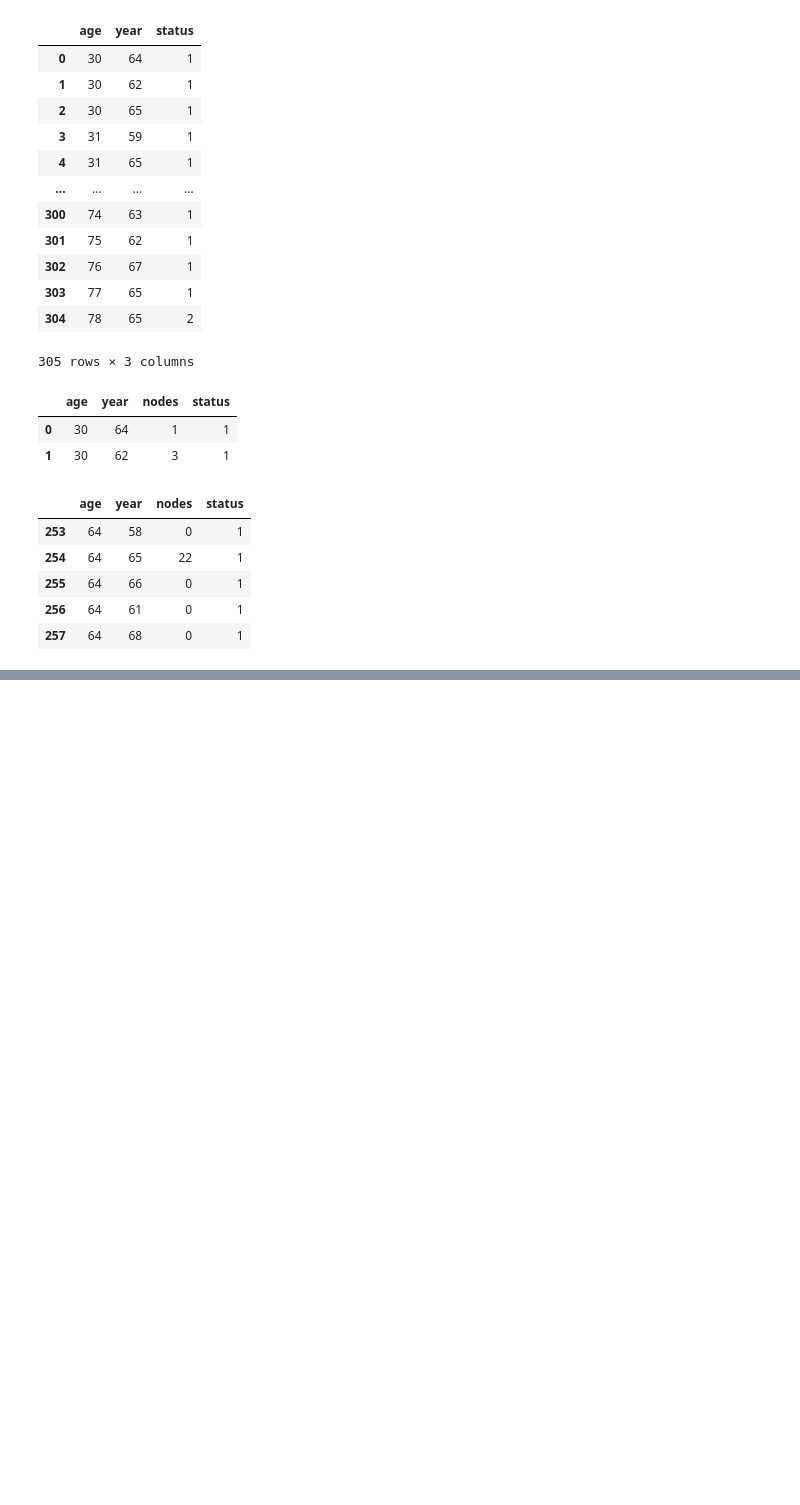
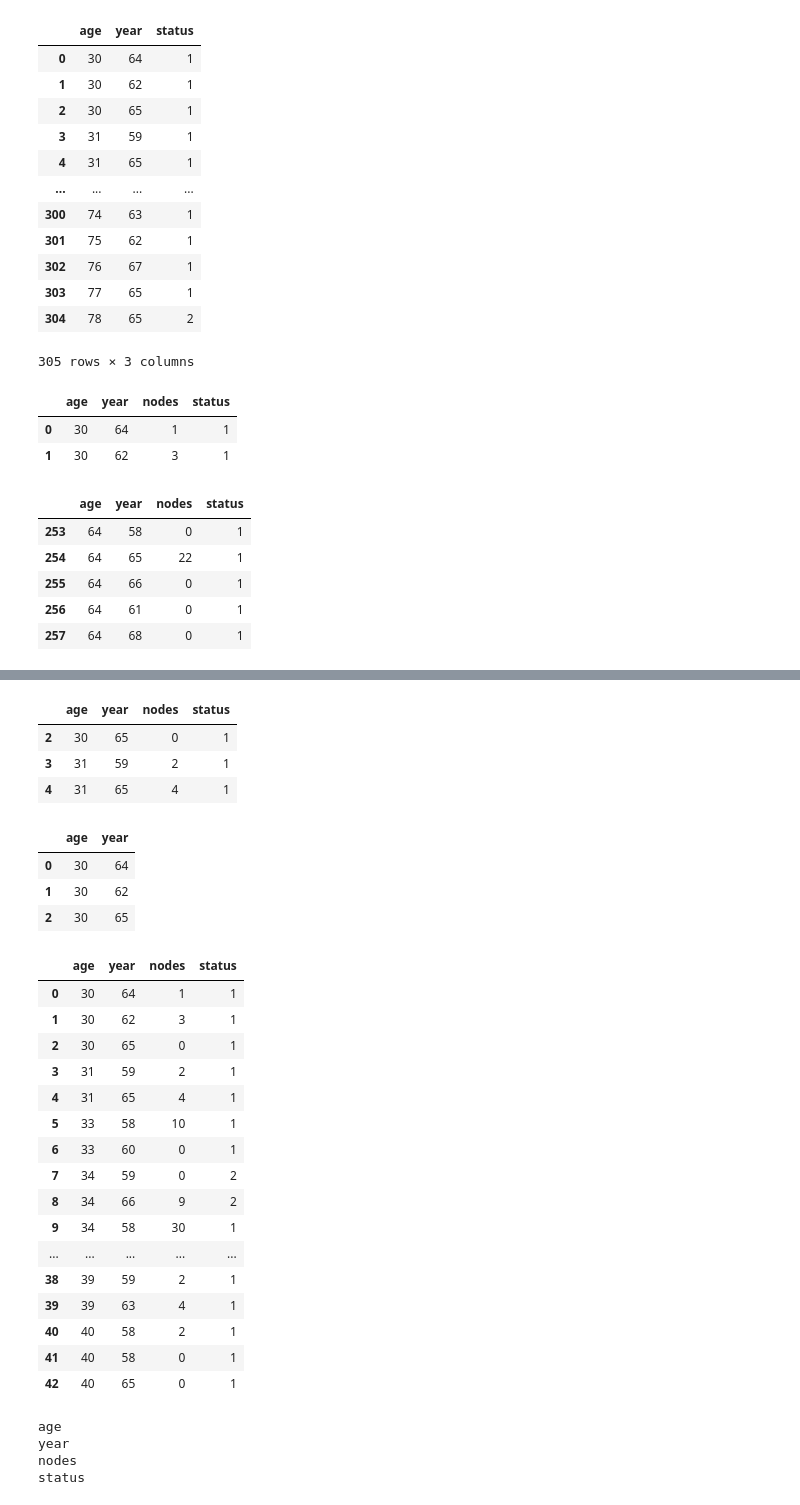
Before and after one commit to Wasima230Sultana/Haberman-analysis, a Jupyter notebook: habermanData.ipynb, the cells around one changed output, grey strips where cells are left out. Cells and saved outputs as stored; diff of their text form; code cells hidden in the pictures; blank space fills up the shorter version.

```diff
--- a/habermanData.ipynb
+++ b/habermanData.ipynb
@@ -138,0 +155,44 @@ age_df.head()
+# %%
+df.loc[2:4]
+# %% [output]
+|  | age | year | nodes | status |
+| 2 | 30 | 65 | 0 | 1 |
+| 3 | 31 | 59 | 2 | 1 |
+| 4 | 31 | 65 | 4 | 1 |
+# %%
+# first section defines row
+# second section defines column
+df.iloc[0:3, 0:2]
+# %% [output]
+|  | age | year |
+| 0 | 30 | 64 |
+| 1 | 30 | 62 |
+| 2 | 30 | 65 |
+# %%
+df[df['age']<=40]
+# %% [output]
+|  | age | year | nodes | status |
+| 0 | 30 | 64 | 1 | 1 |
+| 1 | 30 | 62 | 3 | 1 |
+| 2 | 30 | 65 | 0 | 1 |
+| 3 | 31 | 59 | 2 | 1 |
+| 4 | 31 | 65 | 4 | 1 |
+| 5 | 33 | 58 | 10 | 1 |
+| 6 | 33 | 60 | 0 | 1 |
+| 7 | 34 | 59 | 0 | 2 |
+| 8 | 34 | 66 | 9 | 2 |
+| 9 | 34 | 58 | 30 | 1 |
+| ... | ... | ... | ... | ... |
+| 38 | 39 | 59 | 2 | 1 |
+| 39 | 39 | 63 | 4 | 1 |
+| 40 | 40 | 58 | 2 | 1 |
+| 41 | 40 | 58 | 0 | 1 |
+| 42 | 40 | 65 | 0 | 1 |
+# %%
+for x in df:
+    print(x)
+# %% [output]
+age
+year
+nodes
+status
```
Also changed, not shown: parts of 3 cells of this notebook.
